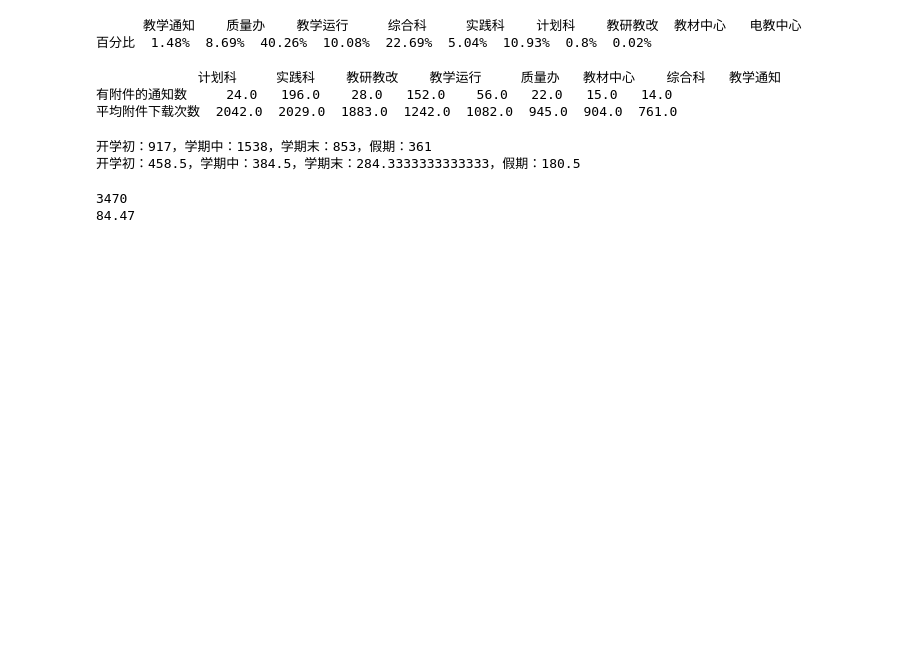
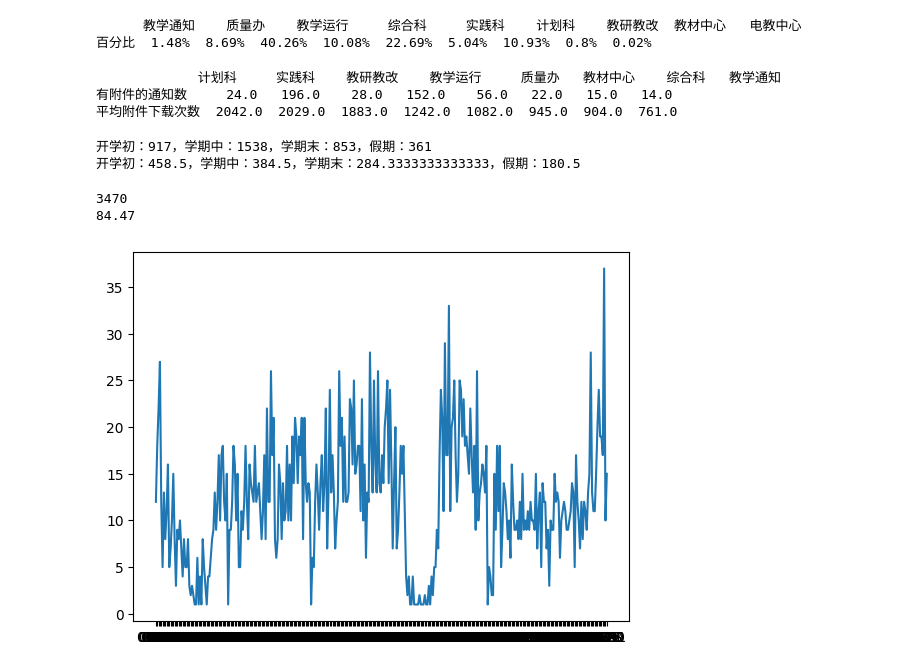
Before and after one commit to rechenz/AIsolution, a Jupyter notebook: work3/fzuwork/solution.ipynb, the cells around one changed output. Drawn from its saved outputs; the diff is of its cells as text; code cells hidden in the pictures; blank space fills up the shorter version.

```diff
--- a/work3/fzuwork/solution.ipynb
+++ b/work3/fzuwork/solution.ipynb
@@ -153,3 +153,22 @@ print(round(ans/name.shape[0]*100, 2))
 5.
 # %%
 使任务3可视化。
+# %%
+import pandas as pd
+import numpy as np
+import matplotlib.pyplot as plt
+
+datasource = pd.read_csv(
+    'fzu.csv', header=0, encoding='utf-8')
+datasource['日期'] = datasource['日期'].str[6:11]
+datesoc = datasource['日期']
+# print(datesoc)
+datesoc = datesoc.value_counts()
+datesoc.sort_index(inplace=True)
+# print(datesoc)
+x = np.array(datesoc.index)
+y = np.array(datesoc)
+plt.plot(x, y)
+plt.show()
+# %% [output]
+[figure, added]
```
Also changed, not shown: parts of 1 cell of this notebook, 1 other file.
